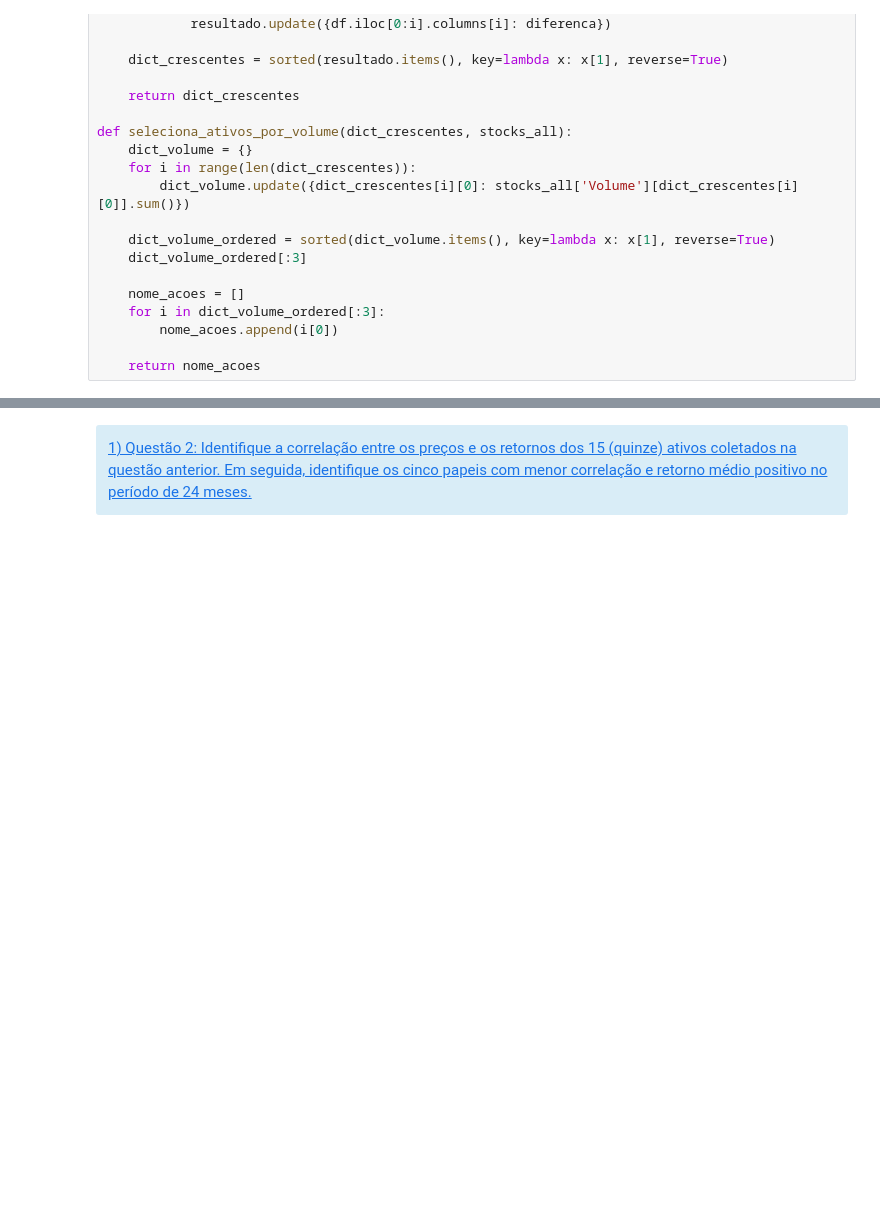
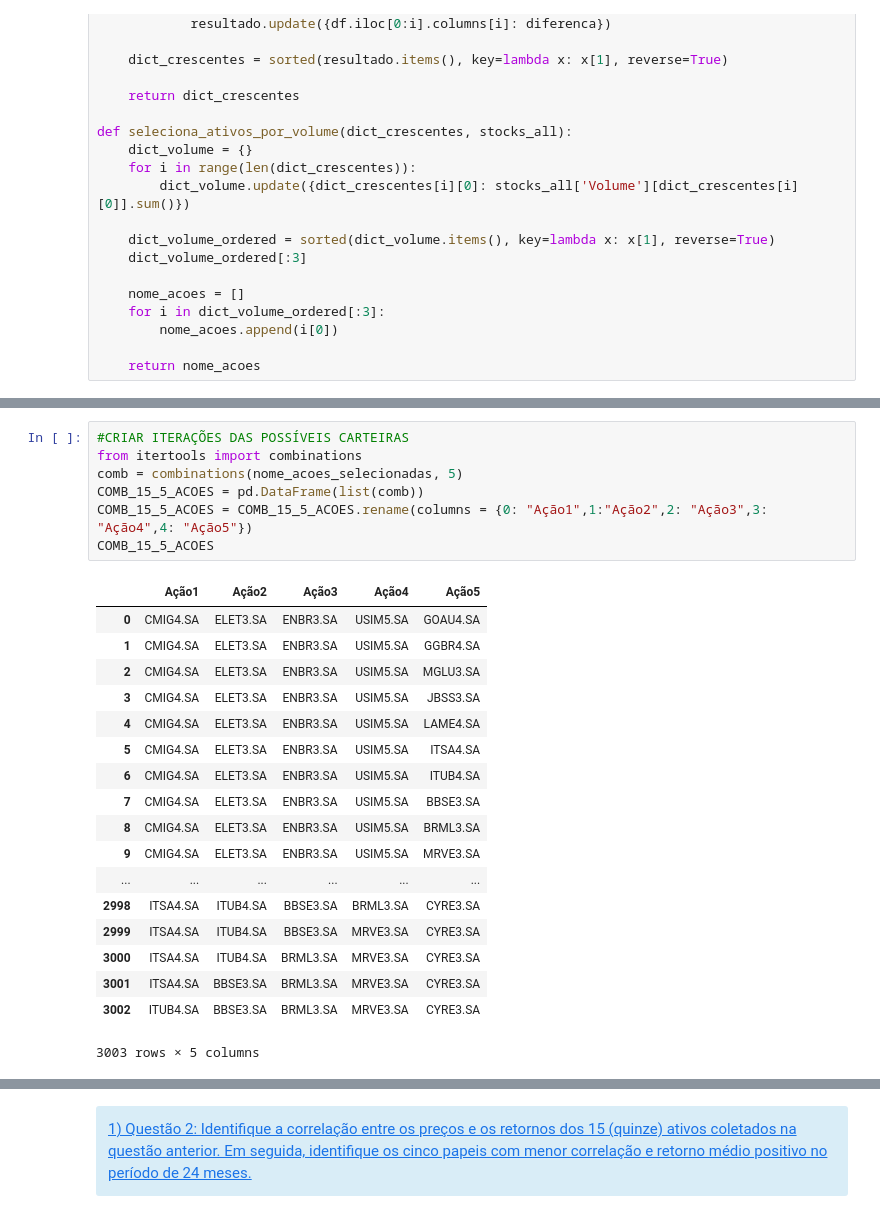
Before and after one commit to AlgotradingQueLucra/Trabalho-1, a Jupyter notebook: Primeira_2BAtividade_2BPr_C3_A1tica_2BAvaliativa.ipynb, the cells around one changed output, grey strips where cells are left out. Drawn from its saved outputs; the diff is of its cells as text; blank space fills up the shorter version.

```diff
--- a/Primeira_2BAtividade_2BPr_C3_A1tica_2BAvaliativa.ipynb
+++ b/Primeira_2BAtividade_2BPr_C3_A1tica_2BAvaliativa.ipynb
@@ -416,0 +343,26 @@ for sy in symbols:
+# %%
+#CRIAR ITERAÇÕES DAS POSSÍVEIS CARTEIRAS
+from itertools import combinations
+comb = combinations(nome_acoes_selecionadas, 5)
+COMB_15_5_ACOES = pd.DataFrame(list(comb))
+COMB_15_5_ACOES = COMB_15_5_ACOES.rename(columns = {0: "Ação1",1:"Ação2",2: "Ação3",3: "Ação4",4: "Ação5"})
+COMB_15_5_ACOES
+# %% [output]
+|  | Ação1 | Ação2 | Ação3 | Ação4 | Ação5 |
+| 0 | CMIG4.SA | ELET3.SA | ENBR3.SA | USIM5.SA | GOAU4.SA |
+| 1 | CMIG4.SA | ELET3.SA | ENBR3.SA | USIM5.SA | GGBR4.SA |
+| 2 | CMIG4.SA | ELET3.SA | ENBR3.SA | USIM5.SA | MGLU3.SA |
+| 3 | CMIG4.SA | ELET3.SA | ENBR3.SA | USIM5.SA | JBSS3.SA |
+| 4 | CMIG4.SA | ELET3.SA | ENBR3.SA | USIM5.SA | LAME4.SA |
+| 5 | CMIG4.SA | ELET3.SA | ENBR3.SA | USIM5.SA | ITSA4.SA |
+| 6 | CMIG4.SA | ELET3.SA | ENBR3.SA | USIM5.SA | ITUB4.SA |
+| 7 | CMIG4.SA | ELET3.SA | ENBR3.SA | USIM5.SA | BBSE3.SA |
+| 8 | CMIG4.SA | ELET3.SA | ENBR3.SA | USIM5.SA | BRML3.SA |
+| 9 | CMIG4.SA | ELET3.SA | ENBR3.SA | USIM5.SA | MRVE3.SA |
+| ... | ... | ... | ... | ... | ... |
+| 2998 | ITSA4.SA | ITUB4.SA | BBSE3.SA | BRML3.SA | CYRE3.SA |
+| 2999 | ITSA4.SA | ITUB4.SA | BBSE3.SA | MRVE3.SA | CYRE3.SA |
+| 3000 | ITSA4.SA | ITUB4.SA | BRML3.SA | MRVE3.SA | CYRE3.SA |
+| 3001 | ITSA4.SA | BBSE3.SA | BRML3.SA | MRVE3.SA | CYRE3.SA |
+| 3002 | ITUB4.SA | BBSE3.SA | BRML3.SA | MRVE3.SA | CYRE3.SA |
+3003 rows × 5 columns
```
Also changed, not shown: parts of 12 cells of this notebook, 1 other file.
